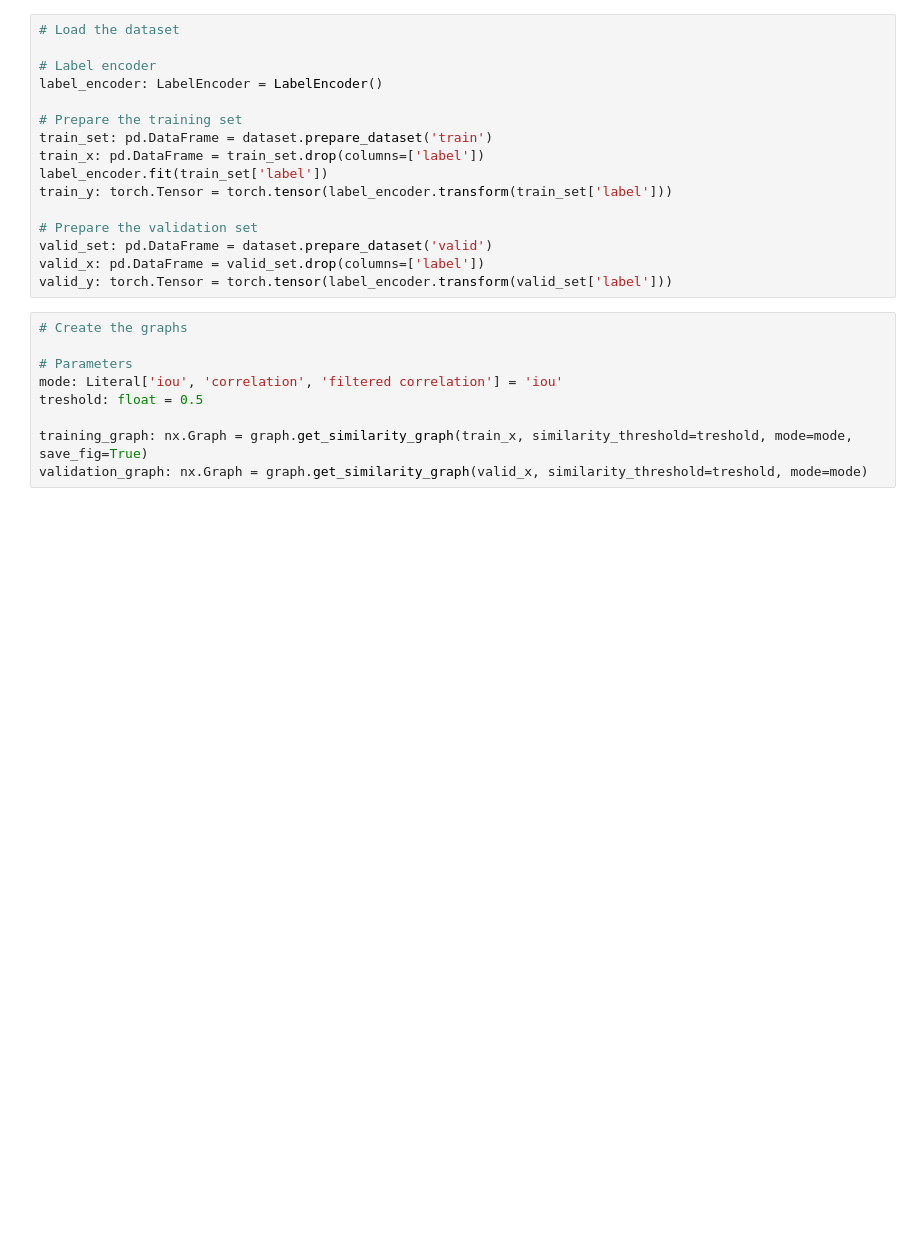
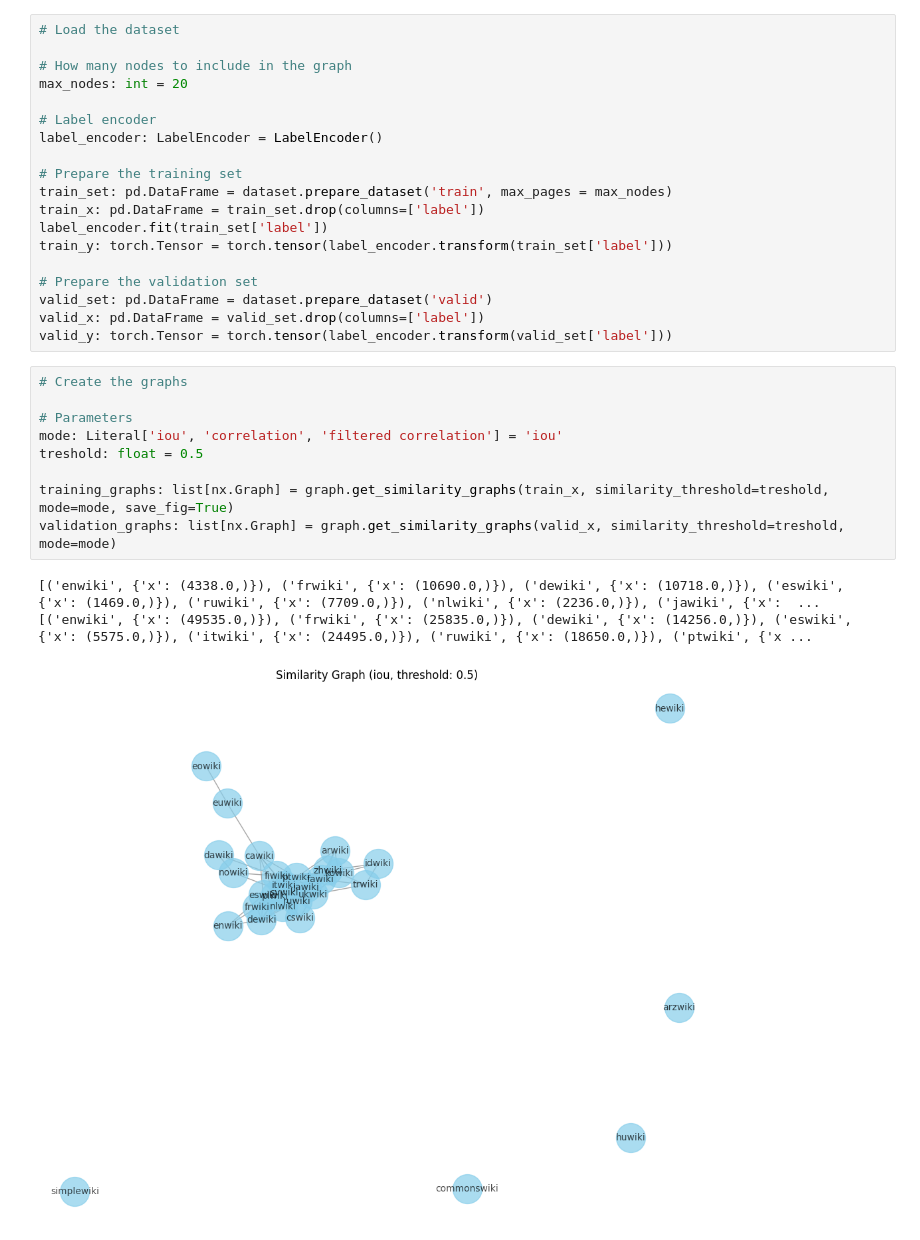
Before and after one commit to Federico010/MNLP, a Jupyter notebook: HW1_MNLP/main.ipynb, the cells around one changed output. Saved outputs shown, nothing was run; the diff lists cells and outputs as text; blank space fills up the shorter version.

```diff
--- a/HW1_MNLP/main.ipynb
+++ b/HW1_MNLP/main.ipynb
@@ -14,11 +18,14 @@ from modules import dataset, graph, model
 # %%
 # Load the dataset
+
+# How many nodes to include in the graph
+max_nodes: int = 20
 
 # Label encoder
 label_encoder: LabelEncoder = LabelEncoder()
 
 # Prepare the training set
-train_set: pd.DataFrame = dataset.prepare_dataset('train')
+train_set: pd.DataFrame = dataset.prepare_dataset('train', max_pages = max_nodes)
 train_x: pd.DataFrame = train_set.drop(columns=['label'])
 label_encoder.fit(train_set['label'])
 train_y: torch.Tensor = torch.tensor(label_encoder.transform(train_set['label']))
@@ -30,12 +37,16 @@ valid_y: torch.Tensor = torch.tensor(label_encoder.transform(valid_set['label'])
 # %%
 # Create the graphs
 
 # Parameters
 mode: Literal['iou', 'correlation', 'filtered correlation'] = 'iou'
 treshold: float = 0.5
 
-training_graph: nx.Graph = graph.get_similarity_graph(train_x, similarity_threshold=treshold, mode=mode, save_fig=True)
-validation_graph: nx.Graph = graph.get_similarity_graph(valid_x, similarity_threshold=treshold, mode=mode)
+training_graphs: list[nx.Graph] = graph.get_similarity_graphs(train_x, similarity_threshold=treshold, mode=mode, save_fig=True)
+validation_graphs: list[nx.Graph] = graph.get_similarity_graphs(valid_x, similarity_threshold=treshold, mode=mode)
+# %% [output]
+[('enwiki', {'x': (4338.0,)}), ('frwiki', {'x': (10690.0,)}), ('dewiki', {'x': (10718.0,)}), ('eswiki', {'x': (1469.0,)}), ('ruwiki', {'x': (7709.0,)}), ('nlwiki', {'x': (2236.0,)}), ('jawiki', {'x':  ...
+[('enwiki', {'x': (49535.0,)}), ('frwiki', {'x': (25835.0,)}), ('dewiki', {'x': (14256.0,)}), ('eswiki', {'x': (5575.0,)}), ('itwiki', {'x': (24495.0,)}), ('ruwiki', {'x': (18650.0,)}), ('ptwiki', {'x ...
+[figure, added]
 # %%
 # Create the dataloaders
 
```
Also changed, not shown: parts of 6 cells of this notebook, 16 other files.
